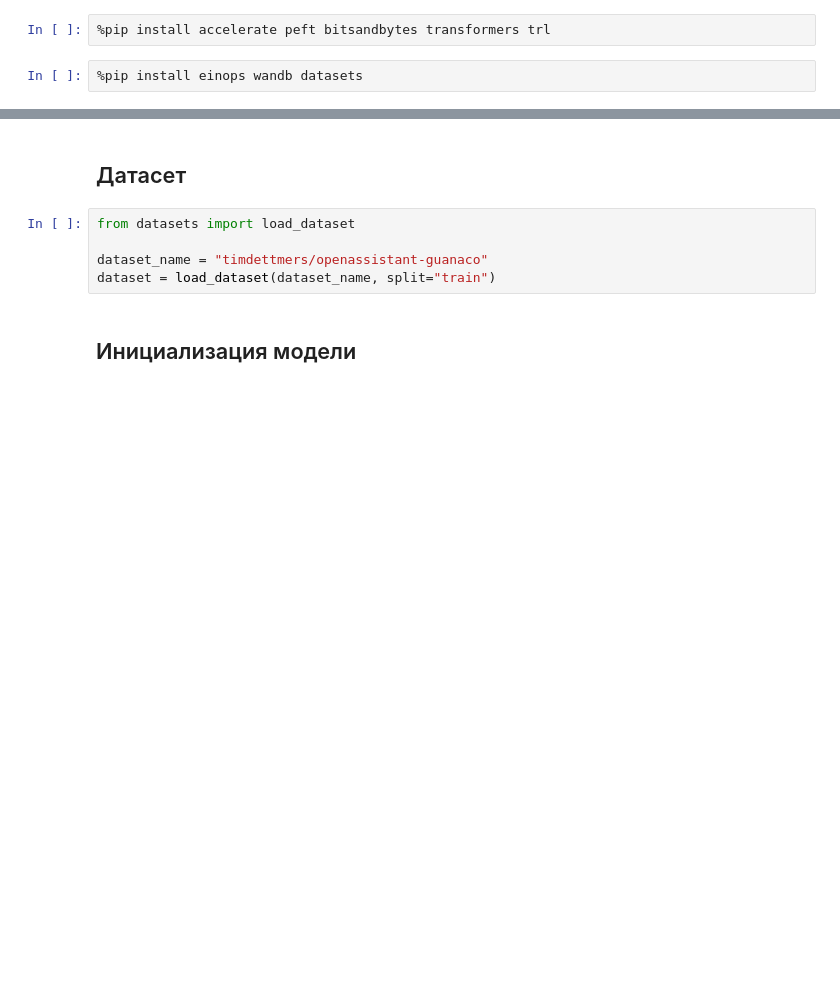
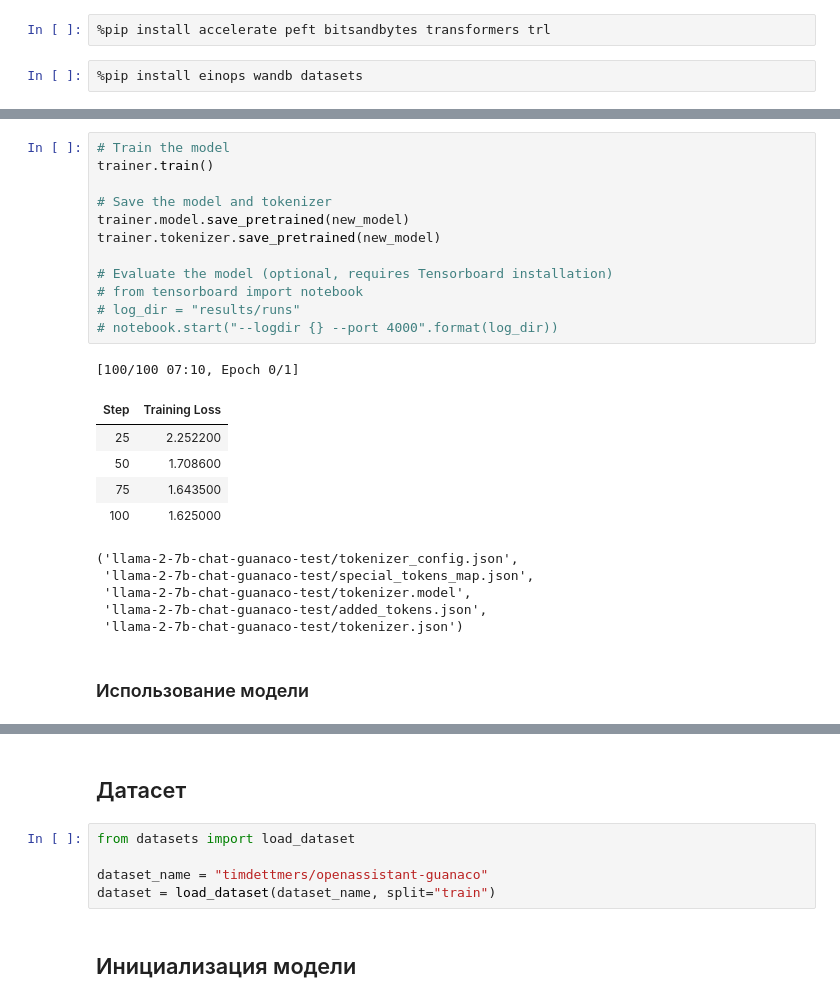
Before and after one commit to QQQiwi/llm-test, a Jupyter notebook: finetune/llm_finetune.ipynb, the cells around one changed output, grey strips where cells are left out. Cells and saved outputs as stored; diff of their text form; blank space fills up the shorter version.

Commit message:
feature | добавил finetuning модели llama2

```diff
--- a/finetune/llm_finetune.ipynb
+++ b/finetune/llm_finetune.ipynb
@@ -8,0 +85,26 @@
+# %%
+# Train the model
+trainer.train()
+
+# Save the model and tokenizer
+trainer.model.save_pretrained(new_model)
+trainer.tokenizer.save_pretrained(new_model)
+
+# Evaluate the model (optional, requires Tensorboard installation)
+# from tensorboard import notebook
+# log_dir = "results/runs"
+# notebook.start("--logdir {} --port 4000".format(log_dir))
+# %% [output]
+[100/100 07:10, Epoch 0/1]
+| Step | Training Loss |
+| 25 | 2.252200 |
+| 50 | 1.708600 |
+| 75 | 1.643500 |
+| 100 | 1.625000 |
+('llama-2-7b-chat-guanaco-test/tokenizer_config.json',
+ 'llama-2-7b-chat-guanaco-test/special_tokens_map.json',
+ 'llama-2-7b-chat-guanaco-test/tokenizer.model',
+ 'llama-2-7b-chat-guanaco-test/added_tokens.json',
+ 'llama-2-7b-chat-guanaco-test/tokenizer.json')
+# %% [markdown]
+### Использование модели
```
Also changed, not shown: parts of 7 cells of this notebook.
